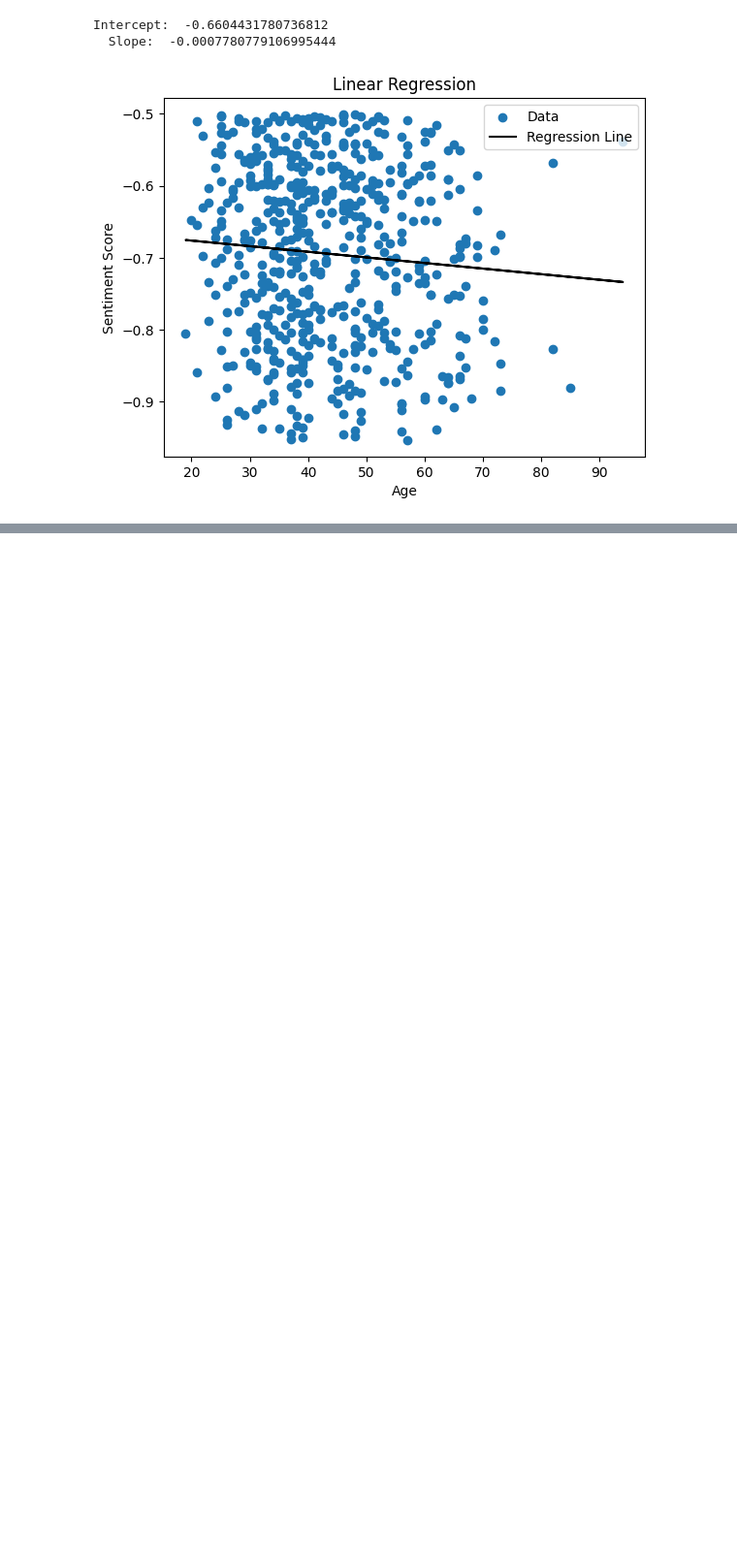
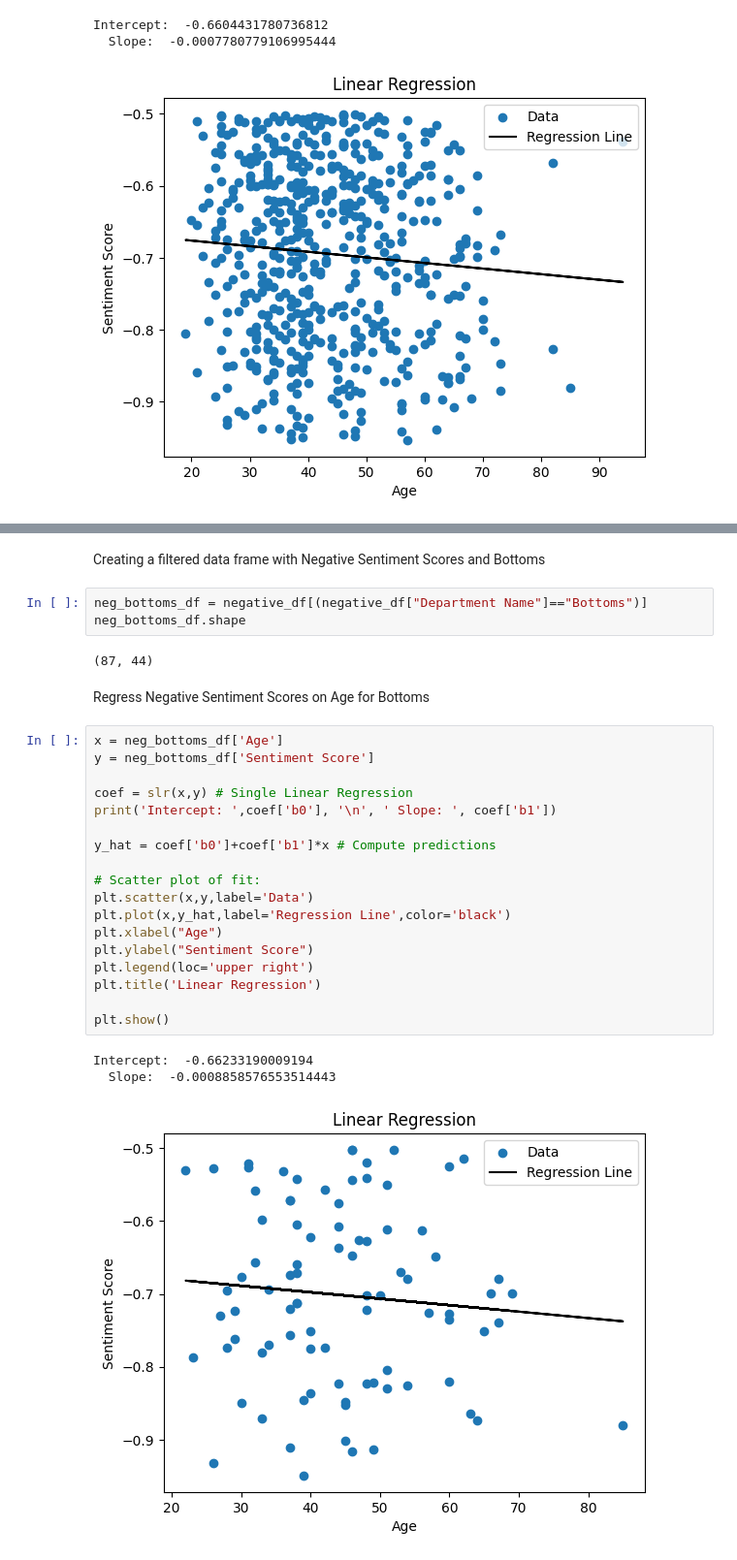
Before and after one commit to Sabrina-Hendricks/DS4002-Group13, a Jupyter notebook: Scripts/Ml3_Analysis_Negative.ipynb, the cells around one changed output, grey strips where cells are left out. Shown: that part at 97% size. Drawn from its saved outputs; the diff is of its cells as text; blank space fills up the shorter version.

```diff
--- a/Scripts/Ml3_Analysis_Negative.ipynb
+++ b/Scripts/Ml3_Analysis_Negative.ipynb
@@ -133,0 +167,31 @@ Intercept:  -0.6604431780736812
+# %% [markdown]
+Creating a filtered data frame with Negative Sentiment Scores and Bottoms
+# %%
+neg_bottoms_df = negative_df[(negative_df["Department Name"]=="Bottoms")]
+neg_bottoms_df.shape
+# %% [output]
+(87, 44)
+# %% [markdown]
+Regress Negative Sentiment Scores on Age for Bottoms
+# %%
+x = neg_bottoms_df['Age']
+y = neg_bottoms_df['Sentiment Score']
+
+coef = slr(x,y) # Single Linear Regression
+print('Intercept: ',coef['b0'], '\n', ' Slope: ', coef['b1'])
+
+y_hat = coef['b0']+coef['b1']*x # Compute predictions
+
+# Scatter plot of fit:
+plt.scatter(x,y,label='Data')
+plt.plot(x,y_hat,label='Regression Line',color='black')
+plt.xlabel("Age")
+plt.ylabel("Sentiment Score")
+plt.legend(loc='upper right')
+plt.title('Linear Regression')
+
+plt.show()
+# %% [output]
+Intercept:  -0.66233190009194
+  Slope:  -0.0008858576553514443
+[figure, added]
```
Also changed, not shown: parts of 9 cells of this notebook.
